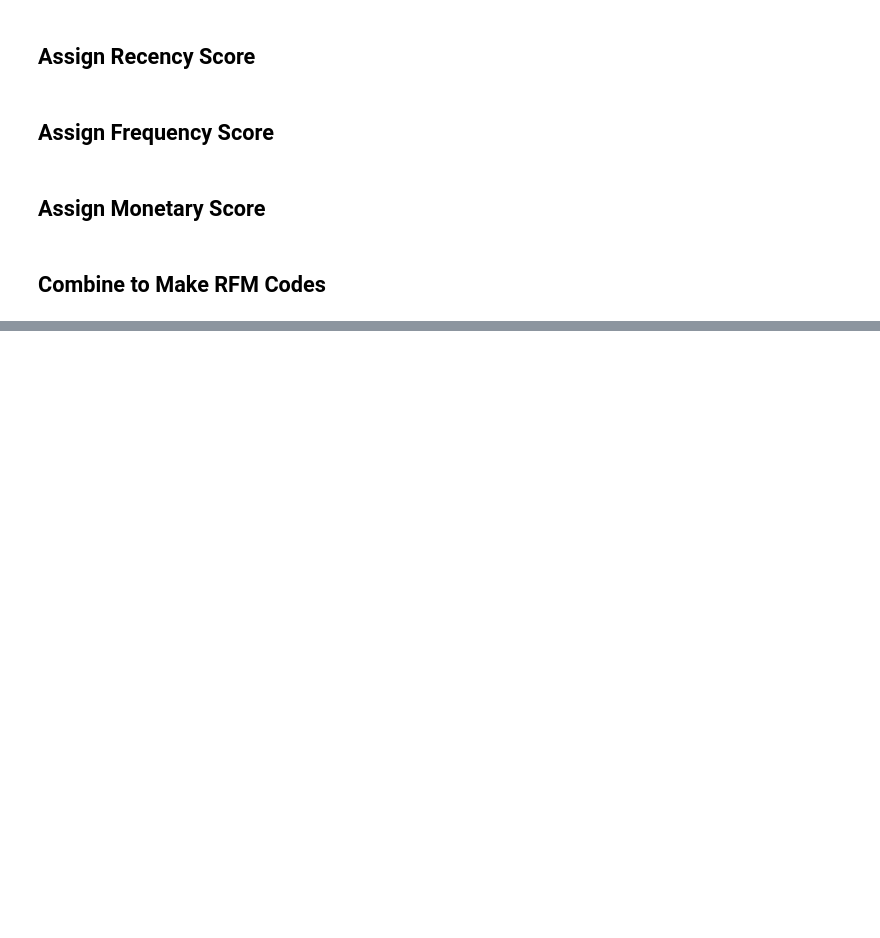
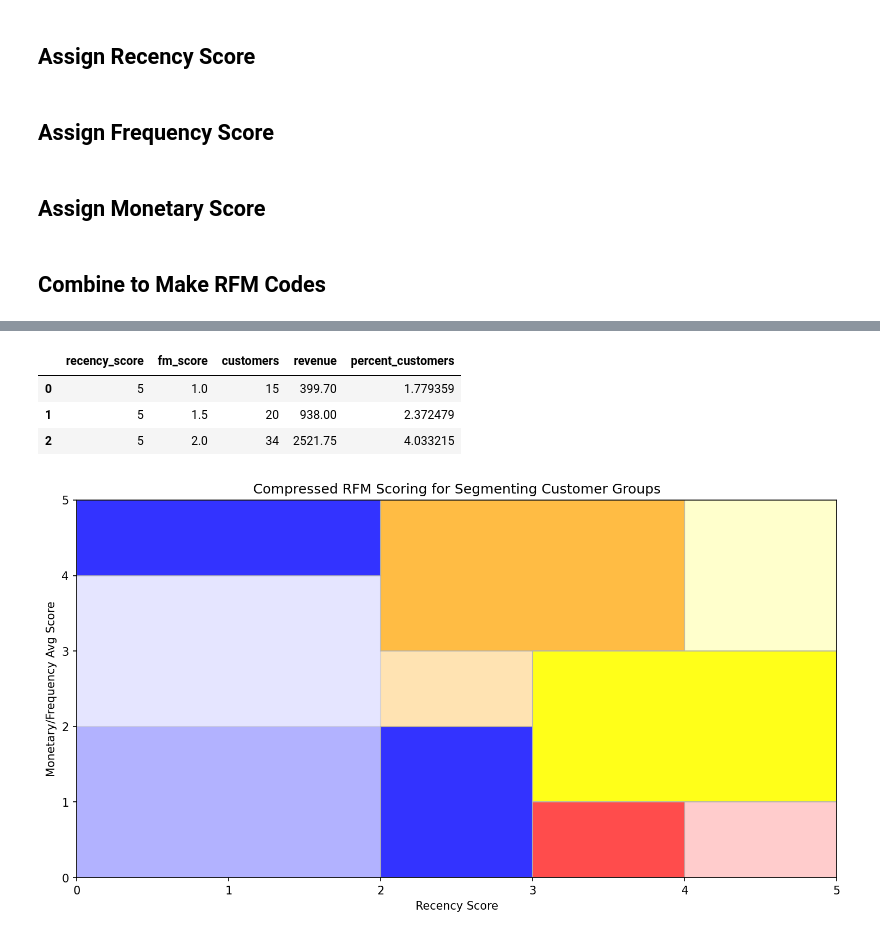
Before and after one commit to djdebonis/rfm, a Jupyter notebook: ecommerce_data.ipynb, the cells around one changed output, grey strips where cells are left out. Saved outputs shown, nothing was run; the diff lists cells and outputs as text; code cells hidden in the pictures; blank space fills up the shorter version.

```diff
--- a/ecommerce_data.ipynb
+++ b/ecommerce_data.ipynb
@@ -192,0 +409,67 @@ customer_summary["rfm_code"] = (
+# %%
+# visualize the new df
+rfm_grid_fm.head(3)
+# %% [output]
+|  | recency_score | fm_score | customers | revenue | percent_customers |
+| 0 | 5 | 1.0 | 15 | 399.70 | 1.779359 |
+| 1 | 5 | 1.5 | 20 | 938.00 | 2.372479 |
+| 2 | 5 | 2.0 | 34 | 2521.75 | 4.033215 |
+# %%
+# create the figure
+fig, ax = plt.subplots()
+ax.set_xlim(0, 5)
+ax.set_ylim(0,5)
+# Dormancy Box
+ax.add_patch(Rectangle(xy=(0,0),
+                       width=2,height=2, facecolor="blue",
+                       edgecolor='0.7', alpha=0.3))
+# at risk box
+ax.add_patch(Rectangle(xy=(0,2),
+                       width=2, height = 2, facecolor = "blue",
+                       edgecolor="0.7", alpha = 0.1))
+# previously loyal box
+ax.add_patch(Rectangle(xy=(0,4),
+                       width=2, height = 1, facecolor = "blue",
+                       edgecolor="0.7", alpha = 0.8))
+
+# Almost lost box
+ax.add_patch(Rectangle(xy=(2,0),
+                       width=1, height = 2, facecolor = "blue",
+                       edgecolor="0.7", alpha = 0.8))
+
+# needs attention box
+ax.add_patch(Rectangle(xy=(2,3),
+                       width=2, height = 2, facecolor = "orange",
+                       edgecolor="0.7", alpha = 0.1))
+# some box
+ax.add_patch(Rectangle(xy=(2,2),
+                       width=1, height = 1, facecolor = "orange",
+                       edgecolor="0.7", alpha = 0.3))
+# LOYAL box
+ax.add_patch(Rectangle(xy=(2,3),
+                       width=2, height = 2, facecolor = "orange",
+                       edgecolor="0.7", alpha = 0.7))
+
+# promising box
+ax.add_patch(Rectangle(xy=(3,0),
+                       width=1, height = 1, facecolor = "red",
+                       edgecolor="0.7", alpha = 0.7))
+# new box
+ax.add_patch(Rectangle(xy=(4,0),
+                       width=1, height = 1, facecolor = "red",
+                       edgecolor="0.7", alpha = 0.2))
+# Active box
+ax.add_patch(Rectangle(xy=(3,1),
+                       width=2, height = 2, facecolor = "yellow",
+                       edgecolor="0.7", alpha = 0.9))
+# Champions
+ax.add_patch(Rectangle(xy=(4,3),
+                       width=1, height = 2, facecolor = "yellow",
+                       edgecolor="0.7", alpha = 0.2))
+
+ax.set_xlabel("Recency Score")
+ax.set_ylabel("Monetary/Frequency Avg Score")
+ax.set_title("Compressed RFM Scoring for Segmenting Customer Groups")
+fig.show()
+# %% [output]
+[figure, added]
```
Also changed, not shown: parts of 26 cells of this notebook, 1 other file.
